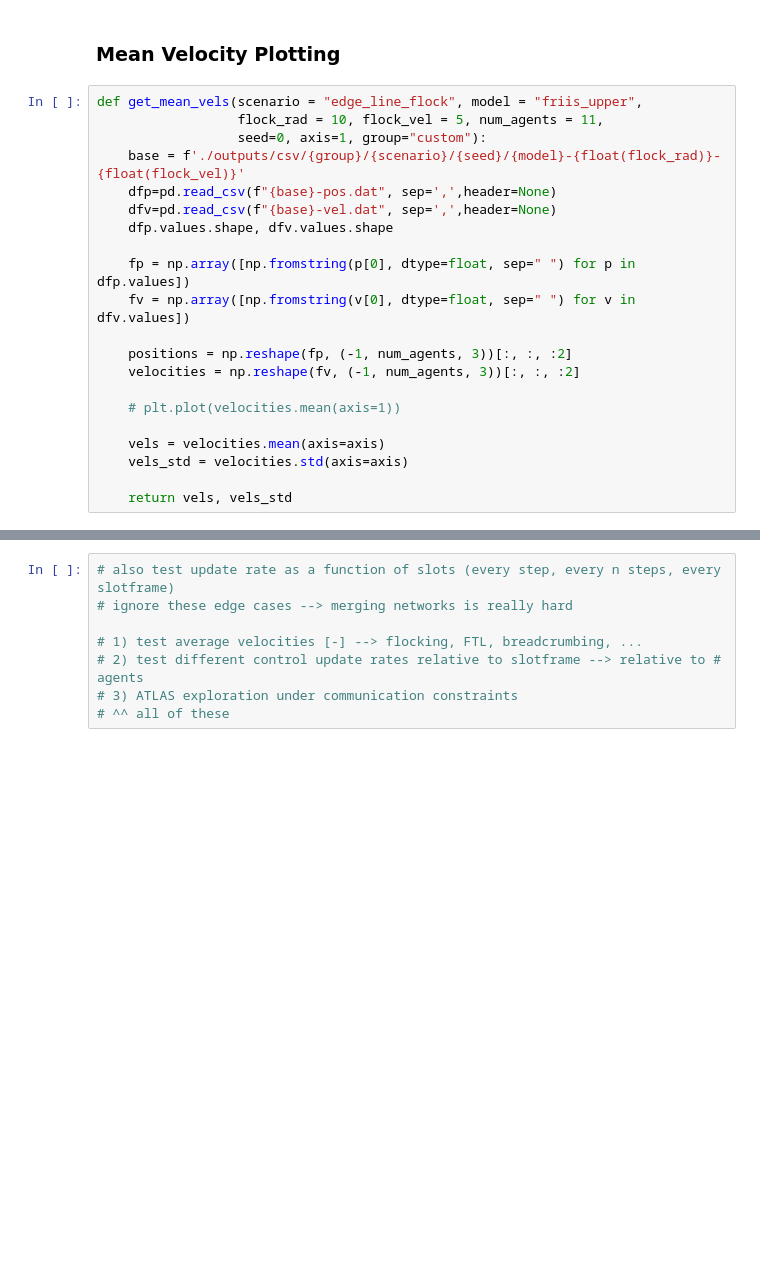
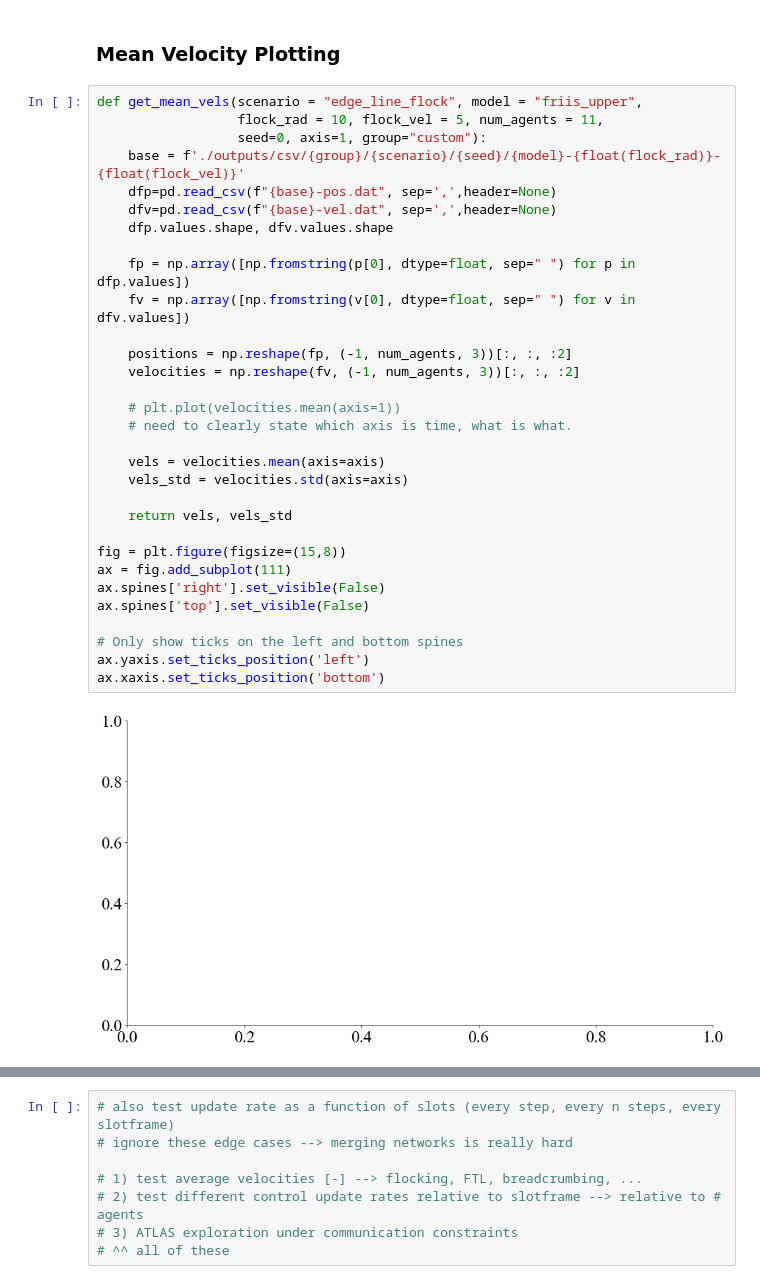
Before and after one commit to PisterLab/BotNet, a Jupyter notebook: gym-swarm-sim/envs/swarmsimmaster/networked-ctrl-plots.ipynb, the cells around one changed output, grey strips where cells are left out. Cells and saved outputs as stored; diff of their text form; blank space fills up the shorter version.

```diff
--- a/gym-swarm-sim/envs/swarmsimmaster/networked-ctrl-plots.ipynb
+++ b/gym-swarm-sim/envs/swarmsimmaster/networked-ctrl-plots.ipynb
@@ -137,24 +162,36 @@ iprx(-97, 40)
 # %%
 def get_mean_vels(scenario = "edge_line_flock", model = "friis_upper",
                   flock_rad = 10, flock_vel = 5, num_agents = 11,
                   seed=0, axis=1, group="custom"):
     base = f'./outputs/csv/{group}/{scenario}/{seed}/{model}-{float(flock_rad)}-{float(flock_vel)}'
     dfp=pd.read_csv(f"{base}-pos.dat", sep=',',header=None)
     dfv=pd.read_csv(f"{base}-vel.dat", sep=',',header=None)
     dfp.values.shape, dfv.values.shape
 
     fp = np.array([np.fromstring(p[0], dtype=float, sep=" ") for p in dfp.values])
     fv = np.array([np.fromstring(v[0], dtype=float, sep=" ") for v in dfv.values])
 
     positions = np.reshape(fp, (-1, num_agents, 3))[:, :, :2]
     velocities = np.reshape(fv, (-1, num_agents, 3))[:, :, :2]
 
     # plt.plot(velocities.mean(axis=1))
+    # need to clearly state which axis is time, what is what.
 
     vels = velocities.mean(axis=axis)
     vels_std = velocities.std(axis=axis)
 
     return vels, vels_std
+
+fig = plt.figure(figsize=(15,8))
+ax = fig.add_subplot(111)
+ax.spines['right'].set_visible(False)
+ax.spines['top'].set_visible(False)
+
+# Only show ticks on the left and bottom spines
+ax.yaxis.set_ticks_position('left')
+ax.xaxis.set_ticks_position('bottom')
+# %% [output]
+[figure, added]
 # %%
 seed_start = 122
 seed_end = seed_start + 12 # result from os.cpu_count() == 12 where data was generated, usually 12
```
Also changed, not shown: parts of 7 cells of this notebook.
